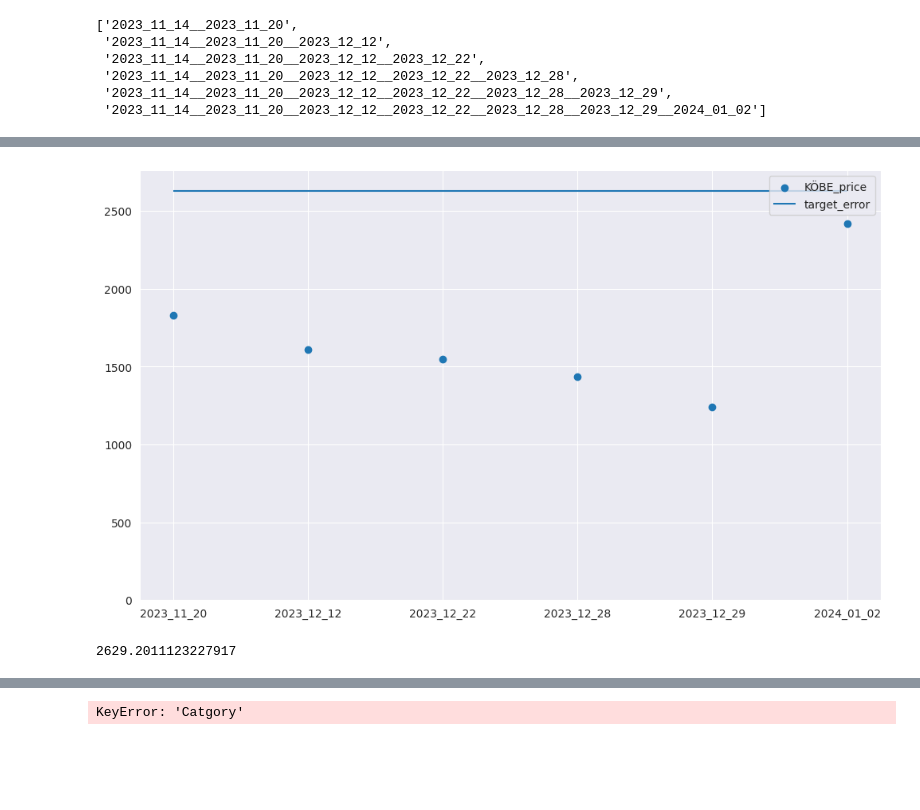
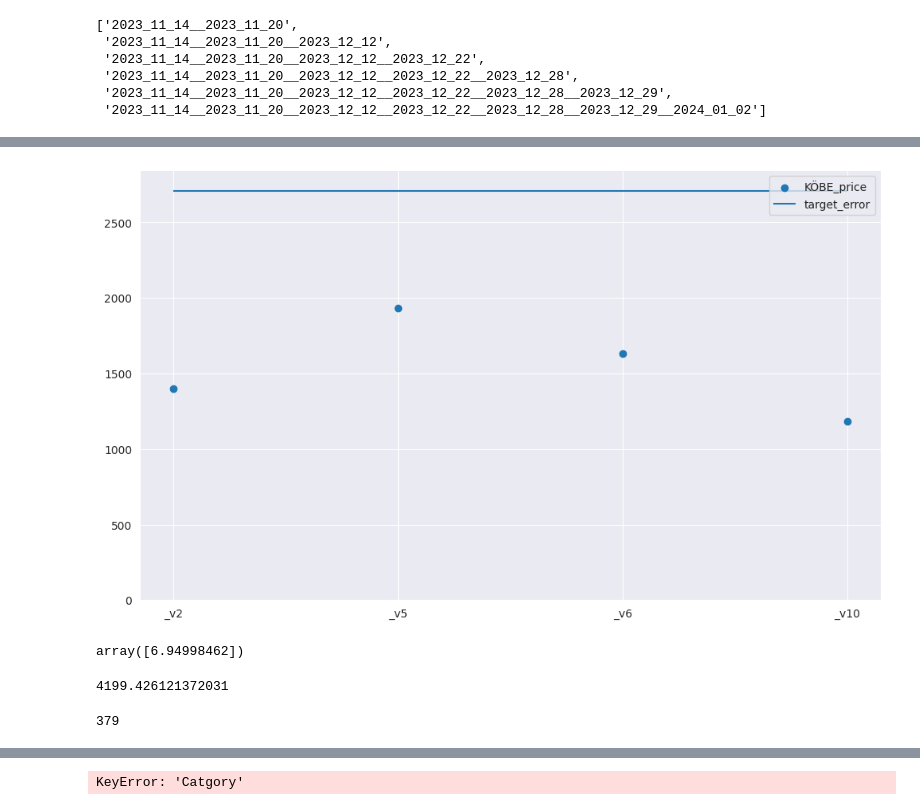
Before and after one commit to asdasde/market_models, a Jupyter notebook: notebooks/3_model_analysis.ipynb, the cells around one changed output, grey strips where cells are left out. Saved outputs shown, nothing was run; the diff lists cells and outputs as text; code cells hidden in the pictures; blank space fills up the shorter version.

```diff
--- a/notebooks/3_model_analysis.ipynb
+++ b/notebooks/3_model_analysis.ipynb
@@ -32,11 +32,13 @@ dates_pref
  '2023_11_14__2023_11_20__2023_12_12__2023_12_22__2023_12_28__2023_12_29__2024_01_02']
 # %%
 service = 'netrisk_casco'
-data_name_benchmark = 'netrisk_casco_benchmark'
+data_name_benchmark = 'netrisk_casco_benchmark_v1'
 target_variable = 'KÖBE_price'
 
-
+dates_pref = []
 data_names = [f'{service}_{date}' for date in dates_pref]
+data_names += ['netrisk_casco_v2', 'netrisk_casco_v5' ,'netrisk_casco_v6']
+data_names += ['netrisk_casco_v10']
 model_names = [utils.get_model_name(data_name, target_variable) for data_name in data_names]
 
 data_path_benchmark = utils.get_processed_data_path(data_name_benchmark)
@@ -46,12 +48,15 @@ model_paths = [utils.get_model_path(model_name) for model_name in model_names]
 
 data_benchmark, features = utils.load_data(data_path_benchmark, features_path_benchmark, target_variable)
 
+print(data_benchmark.head())
+
 models = [None] * len(model_paths)
 for i in range(len(model_paths)):
     model = None
     try:
         model = utils.load_model(model_paths[i])
     except Exception as e:
+        print(model_paths[i])
         data, features = utils.load_data(utils.get_processed_data_path(data_names[i]), utils.get_features_path(data_names[i]), target_variable)
         tm.train_model_util(data, features, target_variable, is_classification = False)
         model = utils.load_model(model_paths[i])
@@ -101,14 +106,19 @@ data
 # %%
 plt.figure(figsize = (12, 7))
-plt.scatter(dates[1 :], errors, label = target_variable)
+x_labels = [c.replace(service, '').split('__')[-1] for c in data_names]
+plt.scatter(x_labels, errors, label = target_variable)
 top = max(target_error, max(errors))  * 1.05
 plt.ylim(bottom = 0, top = top)
-plt.hlines(y = data_benchmark[target_variable].mean() * 0.03, xmin = dates[1], xmax = dates[-1], label = 'target_error')
+plt.hlines(y = data_benchmark[target_variable].mean() * 0.03, xmin = x_labels[0], xmax = x_labels[-1], label = 'target_error')
 plt.legend()
 plt.show()
 # %% [output]
-[figure, old version]
+[figure, new version]
+# %%
+np.array(errors) / data_benchmark[target_variable].mean() * 100
+# %% [output]
+array([6.94998462])
 # %%
-ata_benchmark[target_variable].mean() * 0.03
+data_benchmark[target_variable].mean() * 0.03
 # %% [output]
-2629.2011123227917
+4199.426121372031
@@ -115,5 +127,7 @@ ata_benchmark[target_variable].mean() * 0.03
 # %%
-c = np.mean(errors_2)
+data[target_variable].nunique()
+# %% [output]
+379
 # %%
 def plotHistErrorPercenage(error : np.array) -> None:
     plt.hist(error, range = [error.min() - 1, error.max() + 1], bins=40,
```
Also changed, not shown: parts of 6 cells of this notebook, 8 other files.
